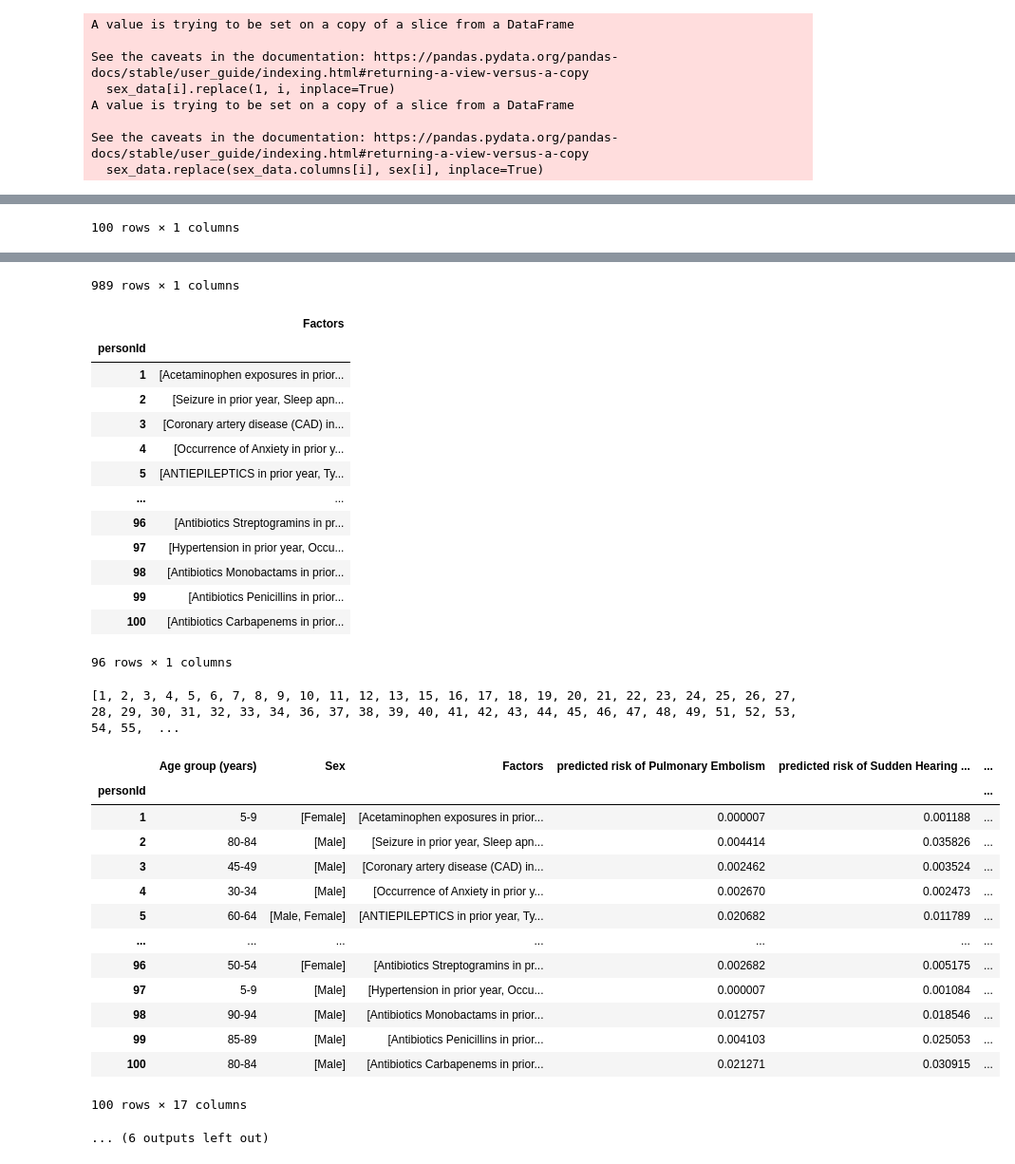
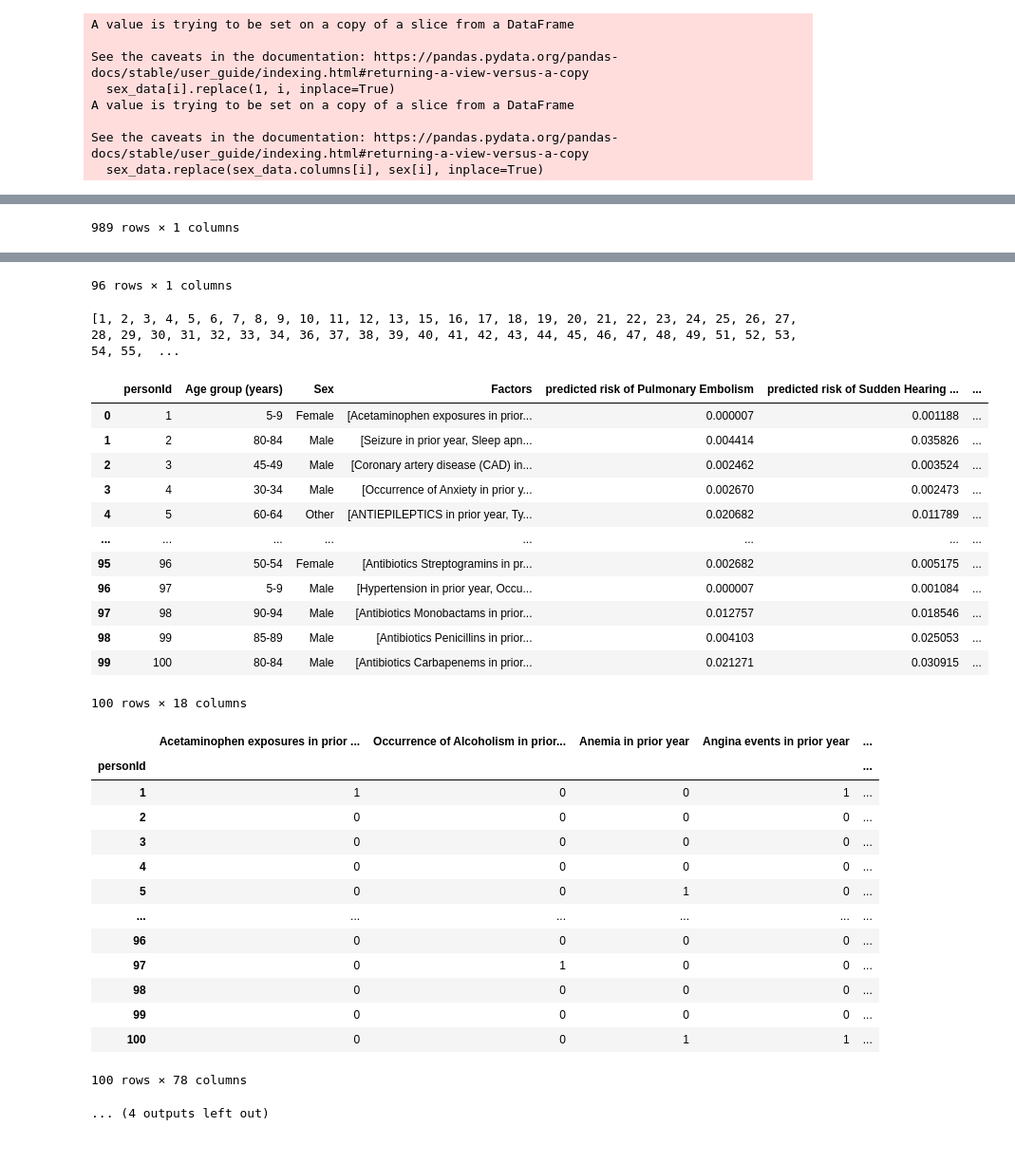
Before and after one commit to emmamumf565/Programming2, a Jupyter notebook: Read_data.ipynb, the cells around one changed output, grey strips where cells are left out. Shown at 95% size. Saved outputs shown, nothing was run; the diff lists cells and outputs as text; code cells hidden in the pictures.

```diff
--- a/Read_data.ipynb
+++ b/Read_data.ipynb
@@ -58,8 +58,14 @@ person_sexes = person_sexes.set_index('personId')
 person_sexes = person_sexes['Sex'].dropna().to_frame()
 person_sexes = person_sexes.sort_index()#109 rows at this stage - at least 9 people have been marked as both sex (more if some others are missing data)
 person_sexes = person_sexes.groupby('personId').agg(func=list) #aggregating to reduce to 100 lines - all persons have data on sex, any with both 'male' and 'female' assignments have it listed
-ipd.display(person_sexes)
+person_sexes.to_csv('person_sexes.csv')
 #person_sexes now contains only 2 columns: one for person ID and one for the sex
+
+person_sexes = pd.read_csv('person_sexes.csv') #saved and re-read in order for .replace() to recognise the lists as singular values
+person_sexes = person_sexes.replace(["['Male', 'Female']" ,"['Female', 'Male']"], 'Other')
+person_sexes = person_sexes.replace("['Male']", 'Male')
+person_sexes = person_sexes.replace("['Female']", 'Female')
+
 
 
 factors_data_tf = factors_data.copy()
@@ -153,3 +159,3 @@ See the caveats in the documentation: https://pandas.pydata.org/pandas-docs/stab
-100 rows × 1 columns
+989 rows × 1 columns
 |  | Factors |
 | personId |  |
@@ -167,31 +173,30 @@ See the caveats in the documentation: https://pandas.pydata.org/pandas-docs/stab
-989 rows × 1 columns
+96 rows × 1 columns
+[1, 2, 3, 4, 5, 6, 7, 8, 9, 10, 11, 12, 13, 15, 16, 17, 18, 19, 20, 21, 22, 23, 24, 25, 26, 27, 28, 29, 30, 31, 32, 33, 34, 36, 37, 38, 39, 40, 41, 42, 43, 44, 45, 46, 47, 48, 49, 51, 52, 53, 54, 55,  ...
-|  | Factors |
-| personId |  |
-| 1 | [Acetaminophen exposures in prior... |
-| 2 | [Seizure in prior year, Sleep apn... |
-| 3 | [Coronary artery disease (CAD) in... |
-| 4 | [Occurrence of Anxiety in prior y... |
-| 5 | [ANTIEPILEPTICS in prior year, Ty... |
-| ... | ... |
-| 96 | [Antibiotics Streptogramins in pr... |
-| 97 | [Hypertension in prior year, Occu... |
-| 98 | [Antibiotics Monobactams in prior... |
-| 99 | [Antibiotics Penicillins in prior... |
-| 100 | [Antibiotics Carbapenems in prior... |
+|  | personId | Age group (years) | Sex | Factors | predicted risk of Pulmonary Embolism | predicted risk of Sudden Hearing ... | ... |
+| 0 | 1 | 5-9 | Female | [Acetaminophen exposures in prior... | 0.000007 | 0.001188 | ... |
+| 1 | 2 | 80-84 | Male | [Seizure in prior year, Sleep apn... | 0.004414 | 0.035826 | ... |
+| 2 | 3 | 45-49 | Male | [Coronary artery disease (CAD) in... | 0.002462 | 0.003524 | ... |
+| 3 | 4 | 30-34 | Male | [Occurrence of Anxiety in prior y... | 0.002670 | 0.002473 | ... |
+| 4 | 5 | 60-64 | Other | [ANTIEPILEPTICS in prior year, Ty... | 0.020682 | 0.011789 | ... |
+| ... | ... | ... | ... | ... | ... | ... | ... |
+| 95 | 96 | 50-54 | Female | [Antibiotics Streptogramins in pr... | 0.002682 | 0.005175 | ... |
+| 96 | 97 | 5-9 | Male | [Hypertension in prior year, Occu... | 0.000007 | 0.001084 | ... |
+| 97 | 98 | 90-94 | Male | [Antibiotics Monobactams in prior... | 0.012757 | 0.018546 | ... |
+| 98 | 99 | 85-89 | Male | [Antibiotics Penicillins in prior... | 0.004103 | 0.025053 | ... |
+| 99 | 100 | 80-84 | Male | [Antibiotics Carbapenems in prior... | 0.021271 | 0.030915 | ... |
-96 rows × 1 columns
-[1, 2, 3, 4, 5, 6, 7, 8, 9, 10, 11, 12, 13, 15, 16, 17, 18, 19, 20, 21, 22, 23, 24, 25, 26, 27, 28, 29, 30, 31, 32, 33, 34, 36, 37, 38, 39, 40, 41, 42, 43, 44, 45, 46, 47, 48, 49, 51, 52, 53, 54, 55,  ...
+100 rows × 18 columns
-|  | Age group (years) | Sex | Factors | predicted risk of Pulmonary Embolism | predicted risk of Sudden Hearing ... | ... |
-| personId |  |  |  |  |  | ... |
-| 1 | 5-9 | [Female] | [Acetaminophen exposures in prior... | 0.000007 | 0.001188 | ... |
-| 2 | 80-84 | [Male] | [Seizure in prior year, Sleep apn... | 0.004414 | 0.035826 | ... |
-| 3 | 45-49 | [Male] | [Coronary artery disease (CAD) in... | 0.002462 | 0.003524 | ... |
-| 4 | 30-34 | [Male] | [Occurrence of Anxiety in prior y... | 0.002670 | 0.002473 | ... |
-| 5 | 60-64 | [Male, Female] | [ANTIEPILEPTICS in prior year, Ty... | 0.020682 | 0.011789 | ... |
-| ... | ... | ... | ... | ... | ... | ... |
-| 96 | 50-54 | [Female] | [Antibiotics Streptogramins in pr... | 0.002682 | 0.005175 | ... |
-| 97 | 5-9 | [Male] | [Hypertension in prior year, Occu... | 0.000007 | 0.001084 | ... |
-| 98 | 90-94 | [Male] | [Antibiotics Monobactams in prior... | 0.012757 | 0.018546 | ... |
-| 99 | 85-89 | [Male] | [Antibiotics Penicillins in prior... | 0.004103 | 0.025053 | ... |
-| 100 | 80-84 | [Male] | [Antibiotics Carbapenems in prior... | 0.021271 | 0.030915 | ... |
+|  | Acetaminophen exposures in prior ... | Occurrence of Alcoholism in prior... | Anemia in prior year | Angina events in prior year | ... |
+| personId |  |  |  |  | ... |
+| 1 | 1 | 0 | 0 | 1 | ... |
+| 2 | 0 | 0 | 0 | 0 | ... |
+| 3 | 0 | 0 | 0 | 0 | ... |
+| 4 | 0 | 0 | 0 | 0 | ... |
+| 5 | 0 | 0 | 1 | 0 | ... |
+| ... | ... | ... | ... | ... | ... |
+| 96 | 0 | 0 | 0 | 0 | ... |
+| 97 | 0 | 1 | 0 | 0 | ... |
+| 98 | 0 | 0 | 0 | 0 | ... |
+| 99 | 0 | 0 | 0 | 0 | ... |
+| 100 | 0 | 0 | 1 | 1 | ... |
-100 rows × 17 columns
+100 rows × 78 columns
-... (6 outputs left out)
+... (4 outputs left out)
```
Also changed, not shown: parts of 1 cell of this notebook, 2 other files.
